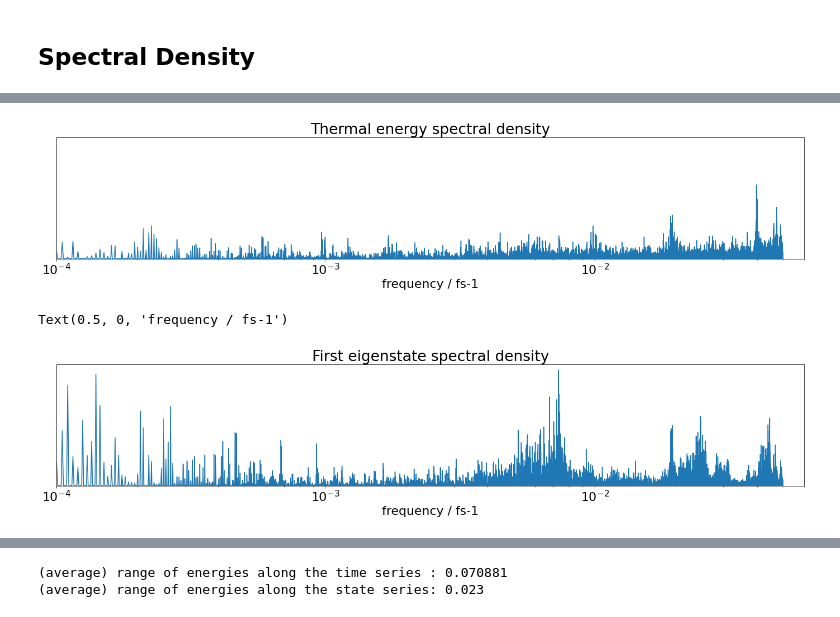
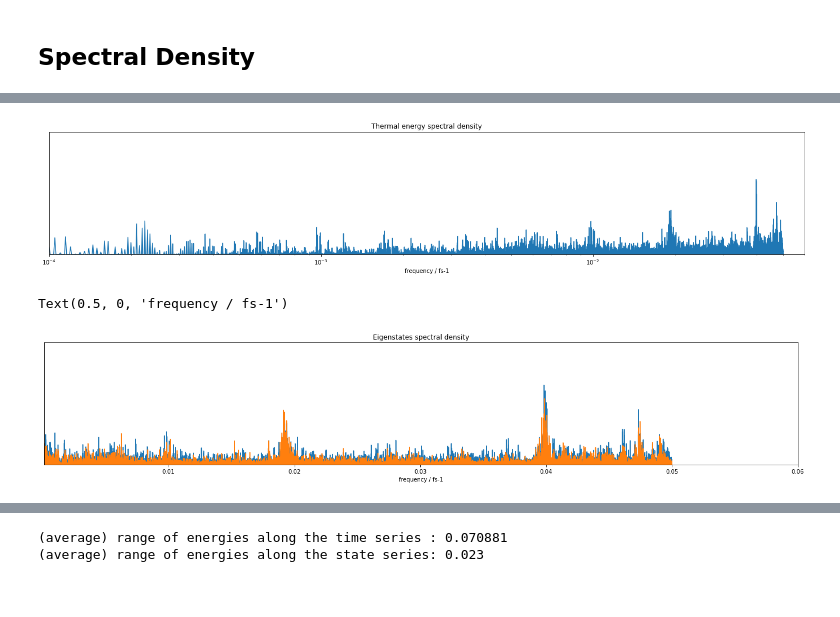
Before and after one commit to Oliver-Feighan/SpectralDensity, a Jupyter notebook: notebooks/chl_xtb.ipynb, the cells around one changed output, grey strips where cells are left out. Saved outputs shown, nothing was run; the diff lists cells and outputs as text; code cells hidden in the pictures.

Commit message:
analysis in notebooks

```diff
--- a/notebooks/chl_xtb.ipynb
+++ b/notebooks/chl_xtb.ipynb
@@ -35,4 +21,4 @@ def read_splits(prop, n):
 # %%
-states = read_splits("states_energies", 28)
+states = partition_energy.read_splits("states_energies", (1000, 28), "100ps_10fs")
 states.shape
 # %% [output]
@@ -73,5 +42,29 @@ w = boltz_factor / Z
-# %%
-U = np.sum(E * w, axis=0)
 # %%
+def thermal_energy(energies):
+    boltzmann_eV = 8.617333262145e-5 # eV / K
+    hr_to_eV = 27.2114 # eV / hr
+
+    boltzmann_hr = boltzmann_eV / hr_to_eV
+
+    T = 300 # K
+
+    beta = 1 / (boltzmann_hr * T)
+
+    E = energies
+
+    boltz_factor = np.exp(-beta * E)
+
+    Z = np.sum(boltz_factor, axis=1)
+
+    print(boltz_factor.shape)
+    print(Z.shape)
+
+    w = (boltz_factor.T / Z).T
+
+    U = np.sum(E * w, axis=1)
+
+    return U
+
+U = thermal_energy(exciton_energies)
 plt.plot(U)
 # %% [output]
@@ -100,7 +85,7 @@ plt.plot(autocorr[:len(autocorr)//5])
 # %%
 fig, ax = plt.subplots()
 
-ax.plot(first_half(spectrum_normal_domain), first_half(np.abs(spectrum)))
+ax.plot(analysis.first_half(spectrum_normal_domain), analysis.first_half(np.abs(spectrum)))
 ax.set_ylim(0, )
 
 ax.set_xlim(1e-4, 6e-2)
@@ -111,29 +96,32 @@ ax.set_title("Thermal energy spectral density")
 ax.set_xlabel("frequency / fs-1")
 ax.set_yticks([]);
 # %% [output]
-[figure, old version]
+[figure, new version]
 # %%
 def spectrum_eigenstate(all_data, ax, i):
-    eig_rel = all_data[i] - np.mean(all_data[i])
-    autocorr, spectrum, spectrum_normal_domain = analysis.spectrum_and_domain(eig_rel, 10)
+    assert(i != 0)
+    diff = all_data[:,i] - all_data[:,0]
+    diff_rel = diff - np.mean(diff)
+    autocorr, spectrum, spectrum_normal_domain = analysis.spectrum_and_domain(diff_rel, 10)
 
-    ax.plot(first_half(spectrum_normal_domain), first_half(np.abs(spectrum)))
+    ax.plot(analysis.first_half(spectrum_normal_domain), analysis.first_half(np.abs(spectrum)))
 
 
 fig, ax = plt.subplots()
 
-spectrum_eigenstate(states, ax, 0)
+spectrum_eigenstate(states, ax, 1)
+spectrum_eigenstate(states, ax, 2)
 #spectrum_eigenstate(all_data, ax, 0)
 
 ax.set_ylim(0,)
 ax.set_xlim(1e-4, 6e-2)
-ax.set_xscale('log')
+#ax.set_xscale('log')
 
 ax.set_yticks([])
 fig.set_size_inches(24, 4)
 
-ax.set_title("First eigenstate spectral density")
+ax.set_title("Eigenstates spectral density")
 ax.set_xlabel("frequency / fs-1")
 # %% [output]
 Text(0.5, 0, 'frequency / fs-1')
-[figure, old version]
+[figure, new version]
```
Also changed, not shown: parts of 18 cells of this notebook, 3 other files.
